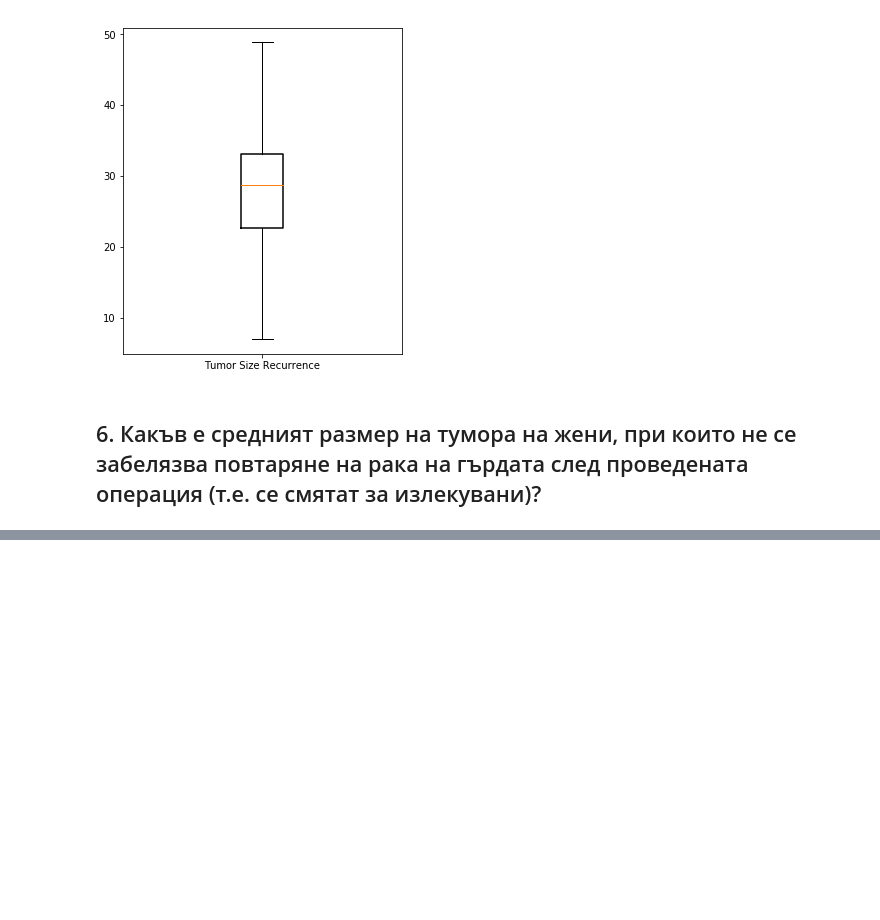
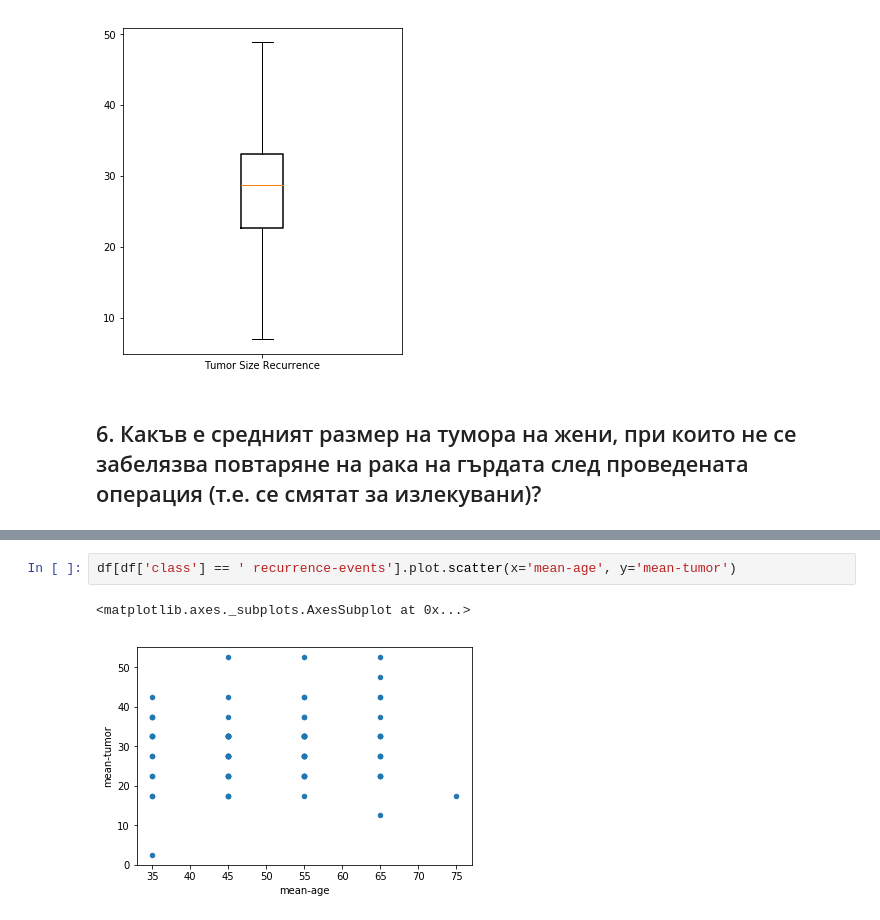
Before and after one commit to antonpetkoff/learning, a Jupyter notebook: data-mining/mini-project/analysis.ipynb, the cells around one changed output, grey strips where cells are left out. Drawn from its saved outputs; the diff is of its cells as text; blank space fills up the shorter version.

```diff
--- a/data-mining/mini-project/analysis.ipynb
+++ b/data-mining/mini-project/analysis.ipynb
@@ -265,0 +282,5 @@ plot = ax.bxp([
+# %%
+df[df['class'] == ' recurrence-events'].plot.scatter(x='mean-age', y='mean-tumor')
+# %% [output]
+<matplotlib.axes._subplots.AxesSubplot at 0x...>
+[figure, added]
```
Also changed, not shown: parts of 17 cells of this notebook.
